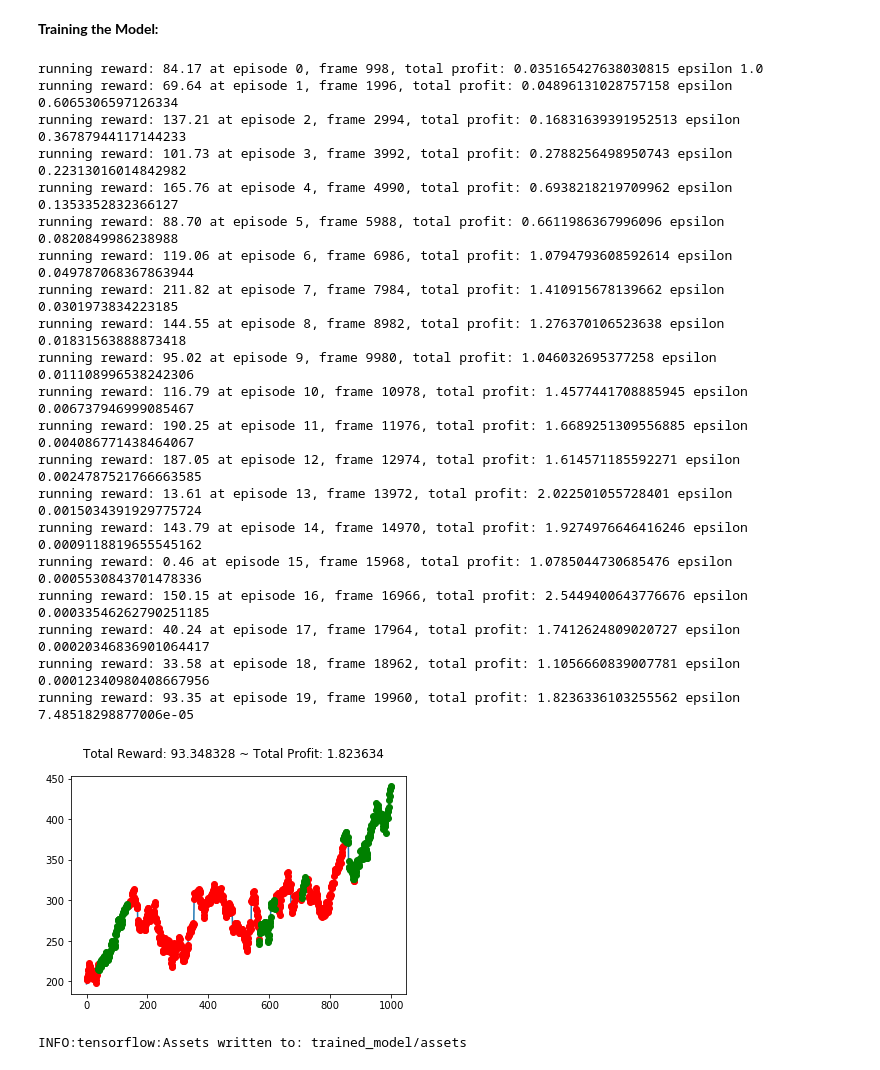
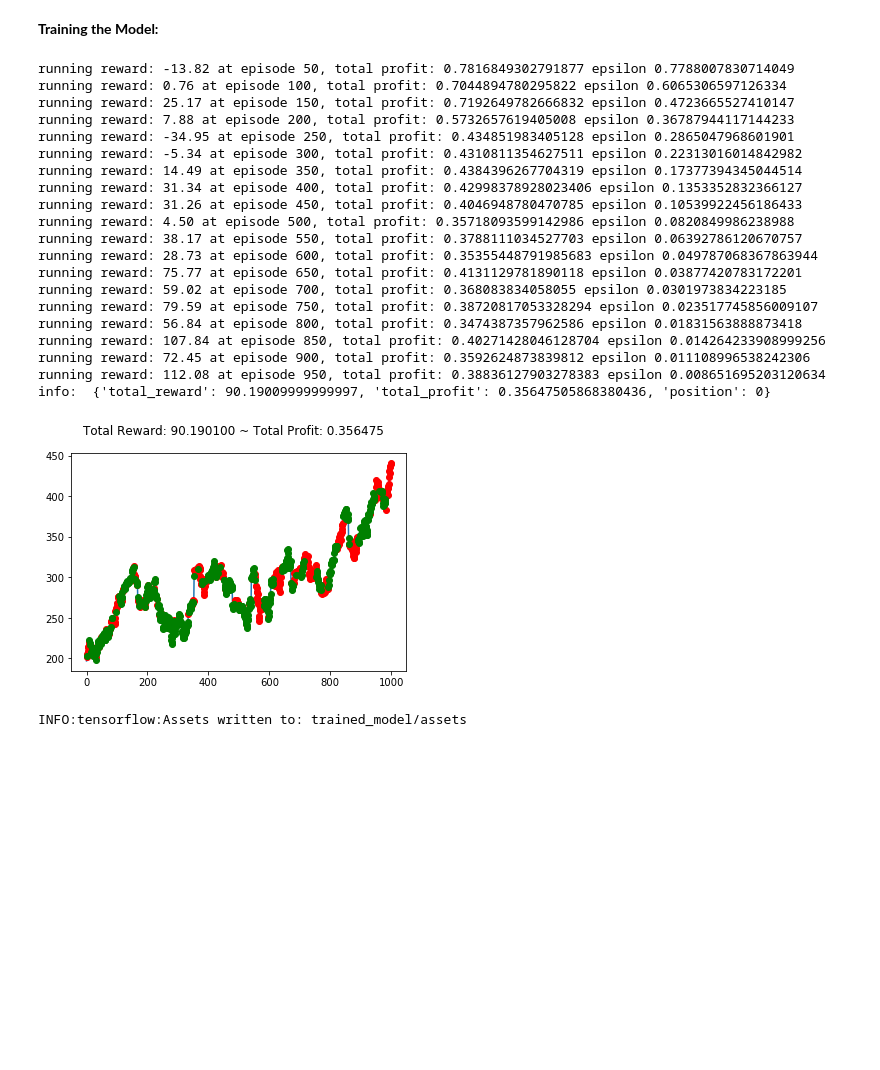
Before and after one commit to fshi3/RL_stock_trading, a Jupyter notebook: RL - Stock Trading Testing.ipynb, the cells around one changed output. Drawn from its saved outputs; the diff is of its cells as text; code cells hidden in the pictures; blank space fills up the shorter version.

```diff
--- a/RL - Stock Trading Testing.ipynb
+++ b/RL - Stock Trading Testing.ipynb
@@ -236,7 +236,8 @@ def vectorize_state(state):
 
     return vector
 # %%
-def train(model, env_training, max_epochs, epsilon, adpative):
+# training multiple epochs with the same dataset with epsilon decaying over epochs
+def epoch_train(model, model_target, env_training, max_epochs, epsilon, adpative):
     optimizer = keras.optimizers.Adam(learning_rate=0.0005)
 
     # Our Experience Replay memory
@@ -266,7 +267,7 @@ def train(model, env_training, max_epochs, epsilon, adpative):
 
         # adpative epsilon decay
         if adpative:
-            epsilon = np.exp(-5e-1 * epoch)
+            epsilon = np.exp(-1e-0 * epoch)
 
         while True:
             timestep_count += 1
@@ -366,28 +491,28 @@ def train(model, env_training, max_epochs, epsilon, adpative):
 # %%
 # train on Google stock data from timestep 1 to 1000
-running_rewards_history = train(model, env_training, 20, 1, True)
+running_rewards_history = train(model, model_target, env_training, 1, True)
 # %% [output]
-running reward: 84.17 at episode 0, frame 998, total profit: 0.035165427638030815 epsilon 1.0
-running reward: 69.64 at episode 1, frame 1996, total profit: 0.04896131028757158 epsilon 0.6065306597126334
-running reward: 137.21 at episode 2, frame 2994, total profit: 0.16831639391952513 epsilon 0.36787944117144233
-running reward: 101.73 at episode 3, frame 3992, total profit: 0.2788256498950743 epsilon 0.22313016014842982
-running reward: 165.76 at episode 4, frame 4990, total profit: 0.6938218219709962 epsilon 0.1353352832366127
-running reward: 88.70 at episode 5, frame 5988, total profit: 0.6611986367996096 epsilon 0.0820849986238988
-running reward: 119.06 at episode 6, frame 6986, total profit: 1.0794793608592614 epsilon 0.049787068367863944
-running reward: 211.82 at episode 7, frame 7984, total profit: 1.410915678139662 epsilon 0.0301973834223185
-running reward: 144.55 at episode 8, frame 8982, total profit: 1.276370106523638 epsilon 0.01831563888873418
-running reward: 95.02 at episode 9, frame 9980, total profit: 1.046032695377258 epsilon 0.011108996538242306
-running reward: 116.79 at episode 10, frame 10978, total profit: 1.4577441708885945 epsilon 0.006737946999085467
-running reward: 190.25 at episode 11, frame 11976, total profit: 1.6689251309556885 epsilon 0.004086771438464067
-running reward: 187.05 at episode 12, frame 12974, total profit: 1.614571185592271 epsilon 0.0024787521766663585
-running reward: 13.61 at episode 13, frame 13972, total profit: 2.022501055728401 epsilon 0.0015034391929775724
-running reward: 143.79 at episode 14, frame 14970, total profit: 1.9274976646416246 epsilon 0.0009118819655545162
-running reward: 0.46 at episode 15, frame 15968, total profit: 1.0785044730685476 epsilon 0.0005530843701478336
-running reward: 150.15 at episode 16, frame 16966, total profit: 2.5449400643776676 epsilon 0.00033546262790251185
-running reward: 40.24 at episode 17, frame 17964, total profit: 1.7412624809020727 epsilon 0.00020346836901064417
-running reward: 33.58 at episode 18, frame 18962, total profit: 1.1056660839007781 epsilon 0.00012340980408667956
-running reward: 93.35 at episode 19, frame 19960, total profit: 1.8236336103255562 epsilon 7.48518298877006e-05
+running reward: -13.82 at episode 50, total profit: 0.7816849302791877 epsilon 0.7788007830714049
+running reward: 0.76 at episode 100, total profit: 0.7044894780295822 epsilon 0.6065306597126334
+running reward: 25.17 at episode 150, total profit: 0.7192649782666832 epsilon 0.4723665527410147
+running reward: 7.88 at episode 200, total profit: 0.5732657619405008 epsilon 0.36787944117144233
+running reward: -34.95 at episode 250, total profit: 0.434851983405128 epsilon 0.2865047968601901
+running reward: -5.34 at episode 300, total profit: 0.4310811354627511 epsilon 0.22313016014842982
+running reward: 14.49 at episode 350, total profit: 0.4384396267704319 epsilon 0.17377394345044514
+running reward: 31.34 at episode 400, total profit: 0.42998378928023406 epsilon 0.1353352832366127
+running reward: 31.26 at episode 450, total profit: 0.4046948780470785 epsilon 0.10539922456186433
+running reward: 4.50 at episode 500, total profit: 0.35718093599142986 epsilon 0.0820849986238988
+running reward: 38.17 at episode 550, total profit: 0.3788111034527703 epsilon 0.06392786120670757
+running reward: 28.73 at episode 600, total profit: 0.35355448791985683 epsilon 0.049787068367863944
+running reward: 75.77 at episode 650, total profit: 0.4131129781890118 epsilon 0.03877420783172201
+running reward: 59.02 at episode 700, total profit: 0.368083834058055 epsilon 0.0301973834223185
+running reward: 79.59 at episode 750, total profit: 0.38720817053328294 epsilon 0.023517745856009107
+running reward: 56.84 at episode 800, total profit: 0.3474387357962586 epsilon 0.01831563888873418
+running reward: 107.84 at episode 850, total profit: 0.40271428046128704 epsilon 0.014264233908999256
+running reward: 72.45 at episode 900, total profit: 0.3592624873839812 epsilon 0.011108996538242306
+running reward: 112.08 at episode 950, total profit: 0.38836127903278383 epsilon 0.008651695203120634
+info:  {'total_reward': 90.19009999999997, 'total_profit': 0.35647505868380436, 'position': 0}
-[figure, old version]
+[figure, new version]
 # %%
 model.save("trained_model")
 # %% [output]
```
Also changed, not shown: parts of 4 cells of this notebook, 6 other files.
